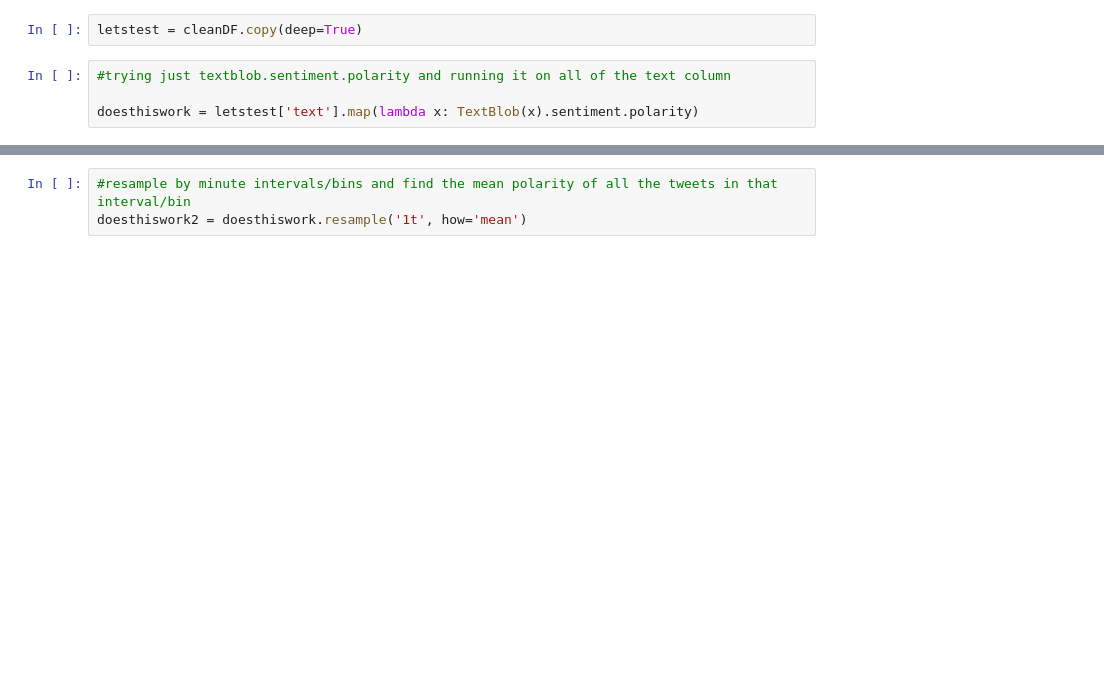
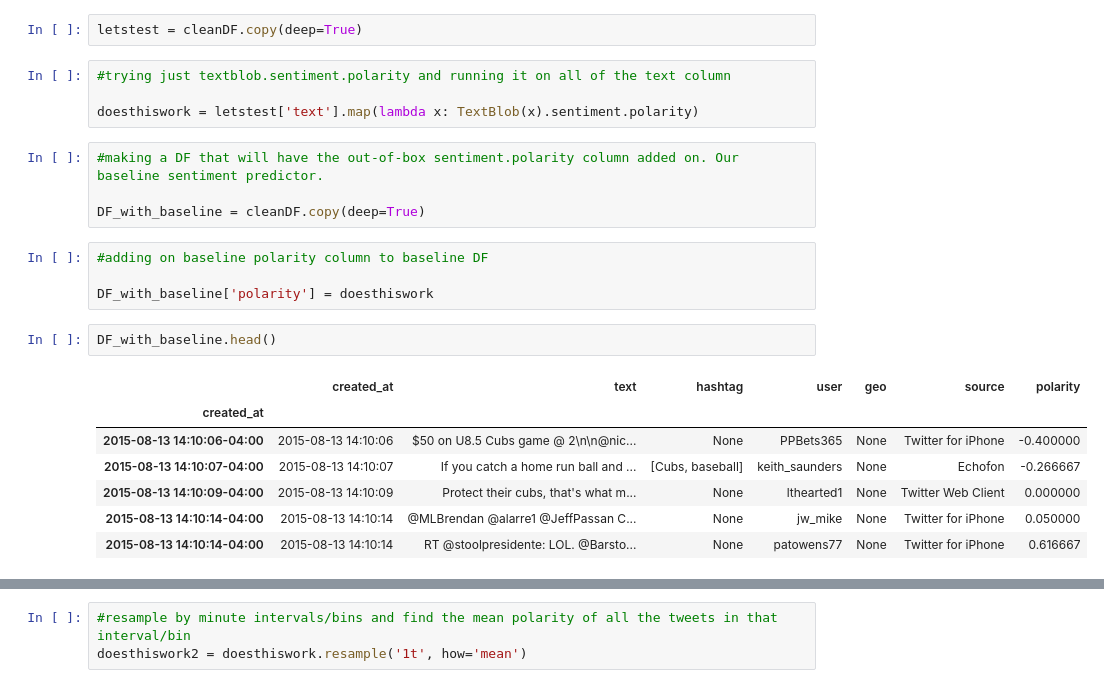
Before and after one commit to yongcho822/Cubs-Sentiment-Analysis-Dashboard, a Jupyter notebook: DaCubs.ipynb, the cells around one changed output, grey strips where cells are left out. Cells and saved outputs as stored; diff of their text form; blank space fills up the shorter version.

Commit message:
created baseline TextBlob.sentiment dataframe

```diff
--- a/DaCubs.ipynb
+++ b/DaCubs.ipynb
@@ -256,3 +256,21 @@ letstest = cleanDF.copy(deep=True)
 #trying just textblob.sentiment.polarity and running it on all of the text column
 
 doesthiswork = letstest['text'].map(lambda x: TextBlob(x).sentiment.polarity)
+# %%
+#making a DF that will have the out-of-box sentiment.polarity column added on. Our baseline sentiment predictor.
+
+DF_with_baseline = cleanDF.copy(deep=True)
+# %%
+#adding on baseline polarity column to baseline DF
+
+DF_with_baseline['polarity'] = doesthiswork
+# %%
+DF_with_baseline.head()
+# %% [output]
+|  | created_at | text | hashtag | user | geo | source | polarity |
+| created_at |  |  |  |  |  |  |  |
+| 2015-08-13 14:10:06-04:00 | 2015-08-13 14:10:06 | $50 on U8.5 Cubs game @ 2\n\n@nic... | None | PPBets365 | None | Twitter for iPhone | -0.400000 |
+| 2015-08-13 14:10:07-04:00 | 2015-08-13 14:10:07 | If you catch a home run ball and ... | [Cubs, baseball] | keith_saunders | None | Echofon | -0.266667 |
+| 2015-08-13 14:10:09-04:00 | 2015-08-13 14:10:09 | Protect their cubs, that's what m... | None | lthearted1 | None | Twitter Web Client | 0.000000 |
+| 2015-08-13 14:10:14-04:00 | 2015-08-13 14:10:14 | @MLBrendan @alarre1 @JeffPassan C... | None | jw_mike | None | Twitter for iPhone | 0.050000 |
+| 2015-08-13 14:10:14-04:00 | 2015-08-13 14:10:14 | RT @stoolpresidente: LOL. @Barsto... | None | patowens77 | None | Twitter for iPhone | 0.616667 |
```
Also changed, not shown: parts of 2 cells of this notebook.
